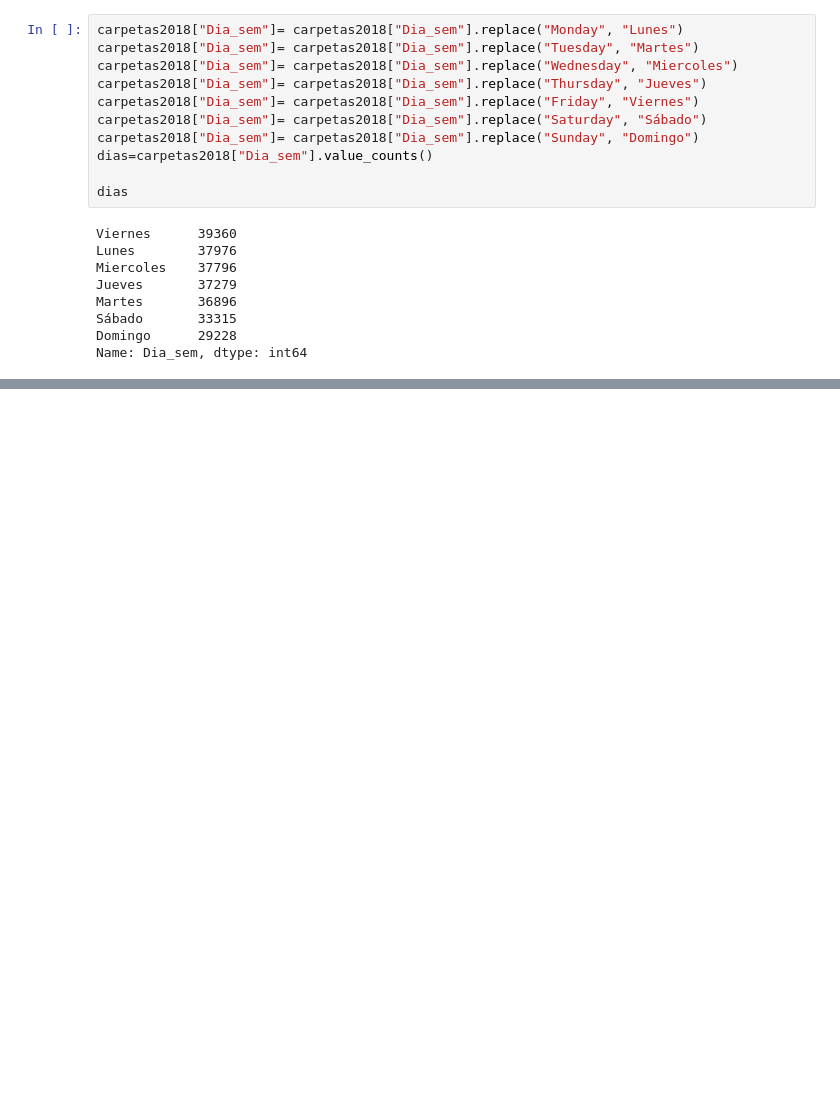
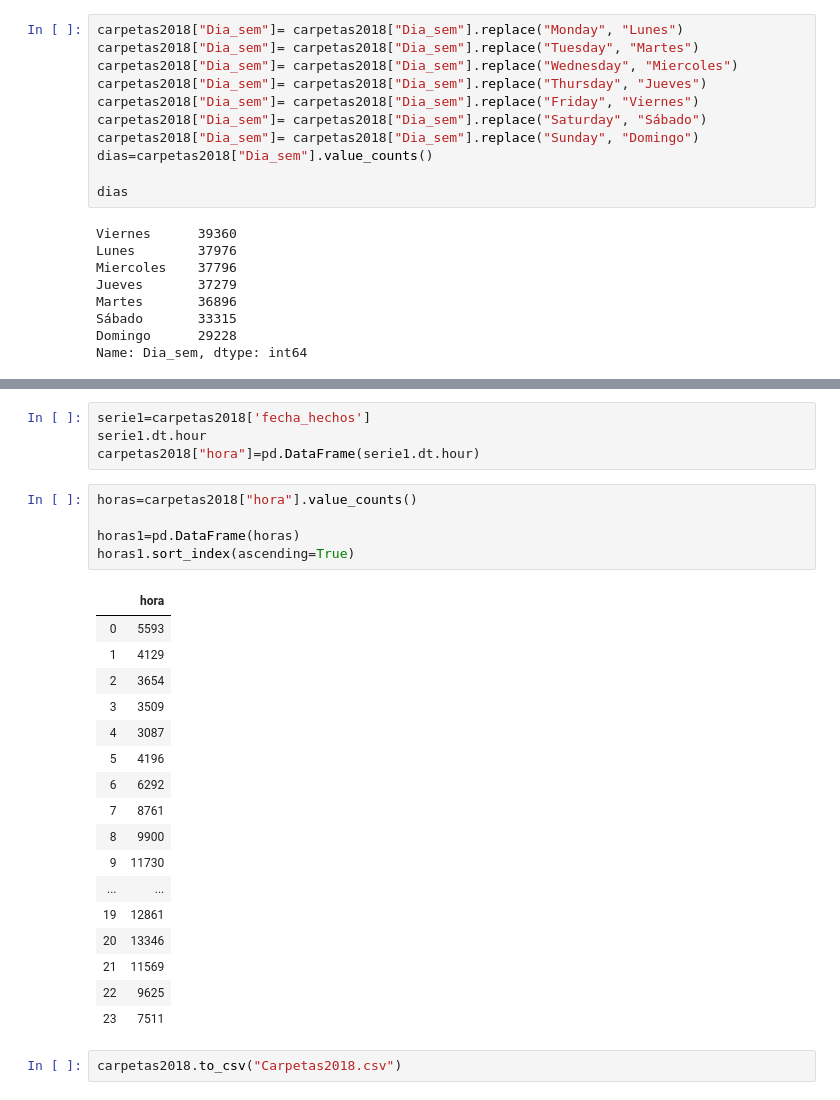
Before and after one commit to Vicente2607/Proyecto-1-ejemplo, a Jupyter notebook: Carpetas 2018 vpc.ipynb, the cells around one changed output, grey strips where cells are left out. Drawn from its saved outputs; the diff is of its cells as text; blank space fills up the shorter version.

Commit message:
Avance hasta hora

```diff
--- a/Carpetas 2018 vpc.ipynb
+++ b/Carpetas 2018 vpc.ipynb
@@ -704,0 +629,29 @@ carpetas2018
+# %%
+serie1=carpetas2018['fecha_hechos']
+serie1.dt.hour
+carpetas2018["hora"]=pd.DataFrame(serie1.dt.hour)
+# %%
+horas=carpetas2018["hora"].value_counts()
+
+horas1=pd.DataFrame(horas)
+horas1.sort_index(ascending=True)
+# %% [output]
+|  | hora |
+| 0 | 5593 |
+| 1 | 4129 |
+| 2 | 3654 |
+| 3 | 3509 |
+| 4 | 3087 |
+| 5 | 4196 |
+| 6 | 6292 |
+| 7 | 8761 |
+| 8 | 9900 |
+| 9 | 11730 |
+| ... | ... |
+| 19 | 12861 |
+| 20 | 13346 |
+| 21 | 11569 |
+| 22 | 9625 |
+| 23 | 7511 |
+# %%
+carpetas2018.to_csv("Carpetas2018.csv")
```
Also changed, not shown: parts of 4 cells of this notebook.
